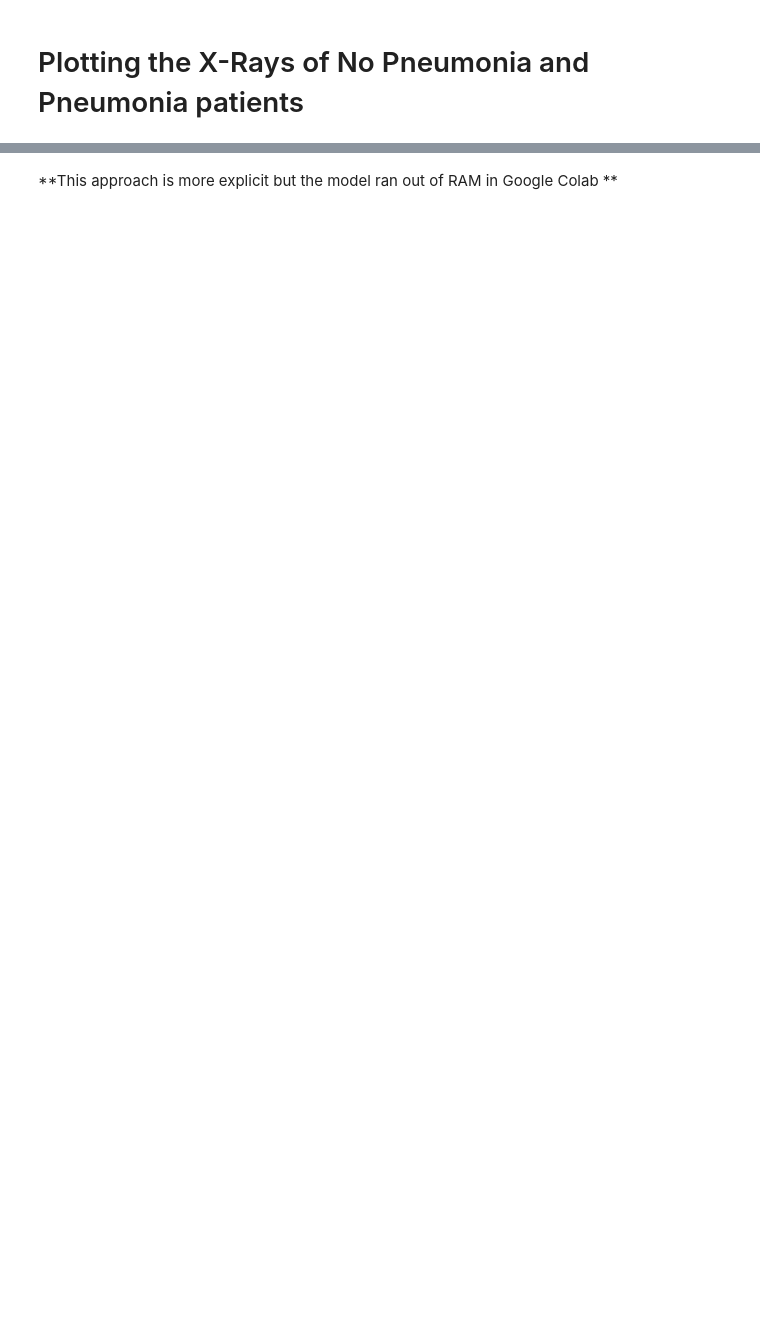
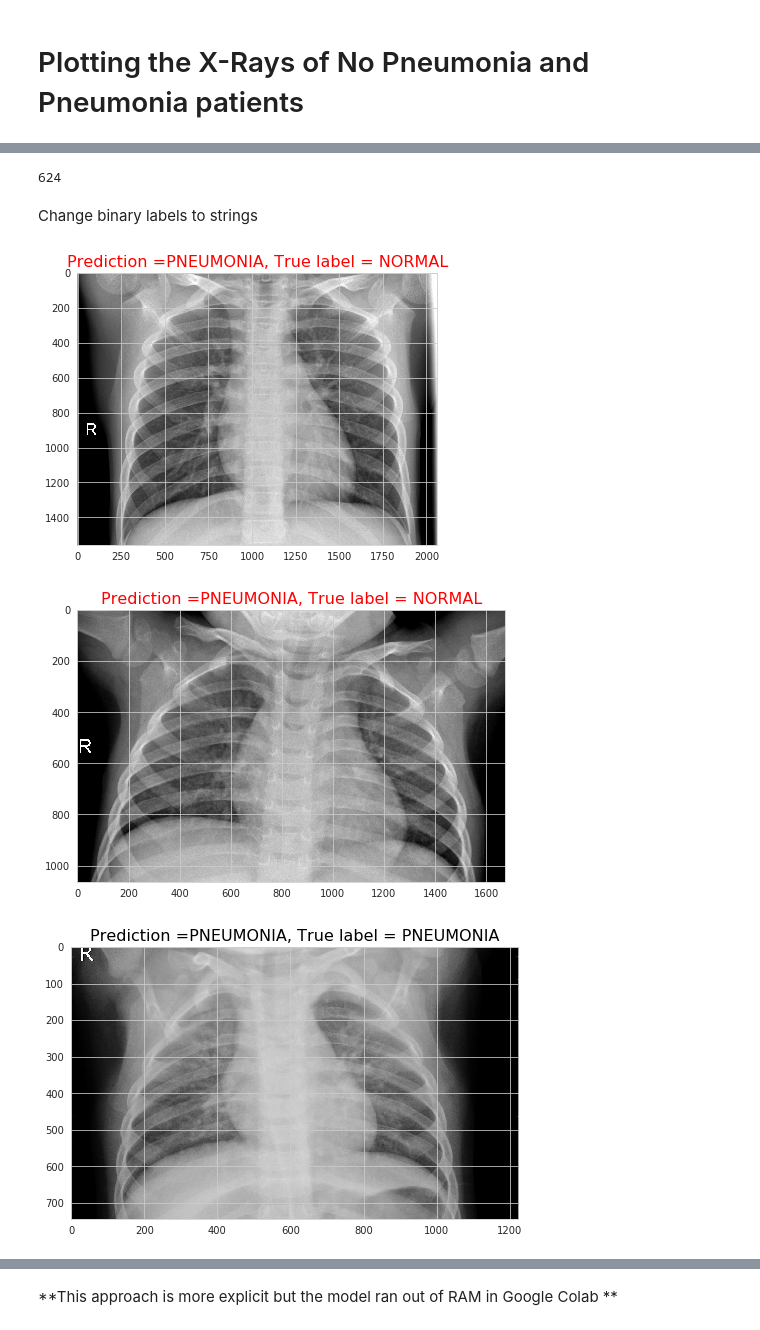
Before and after one commit to FlorianHuber-Math/X-Ray-classification-Keggle-Pneumonia-Dataset-, a Jupyter notebook: X_ray_calssification_(transfer_learning).ipynb, the cells around one changed output, grey strips where cells are left out. Drawn from its saved outputs; the diff is of its cells as text; code cells hidden in the pictures; blank space fills up the shorter version.

```diff
--- a/X_ray_calssification_(transfer_learning).ipynb
+++ b/X_ray_calssification_(transfer_learning).ipynb
@@ -182,0 +437,48 @@ validation_steps
+# %%
+y_values_predicted = y_pred_test
+y_values_actual = test_set.classes
+filenames = test_set.filenames
+# %%
+predictions = y_values_predicted
+len(predictions)
+len(y_values_actual)
+# %% [output]
+624
+# %% [markdown]
+Change binary labels to strings
+# %%
+actual_label = []
+
+for i in range(len(y_values_actual )):
+  if y_values_actual [i] == 0:
+    actual_label.append('NORMAL')
+  else:
+      actual_label.append('PNEUMONIA')
+# %%
+predicted_label = []
+
+for i in range(len(y_values_predicted)):
+  if y_values_predicted[i] == 0:
+    predicted_label.append('NORMAL')
+  else:
+      predicted_label.append('PNEUMONIA')
+# %%
+results=pd.DataFrame({'Filename':filenames,
+                      'Predictions':predicted_label,
+                      'Actual':actual_label})
+# %%
+predictions = results['Predictions']
+labels = results['Actual']
+
+pictures = random.sample(range(0, len(predictions)), 9)
+
+for i in pictures:
+    true = predictions[i] == labels[i]
+    imagepn = cv2.imread(path_test+filenames[i])
+    plt.figure(figsize=(10,5))
+    plt.title('Prediction ={}, True label = {}'.format(predictions[i],labels[i]), fontsize=16, color='red' if not true else 'black')
+    plt.imshow(imagepn)
+# %% [output]
+[figure, added]
+[figure, added]
+[figure, added]
```
Also changed, not shown: parts of 76 cells of this notebook.
